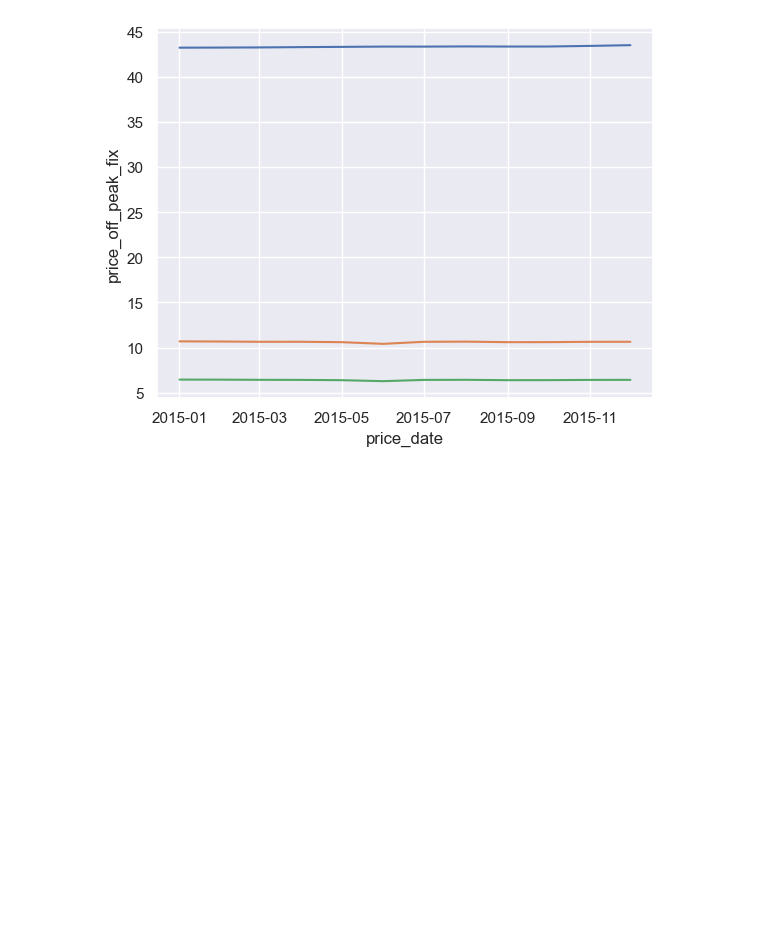
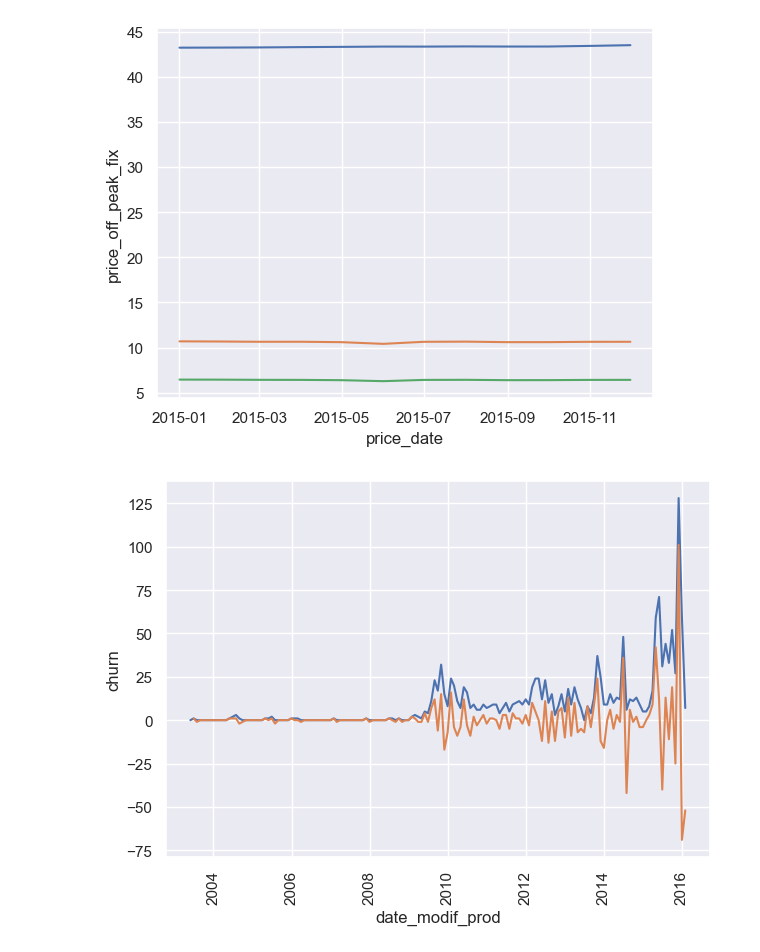
Before and after one commit to RushanerM/Job-Simulation, a Jupyter notebook: Powerco_eda.ipynb, the cells around one changed output. Drawn from its saved outputs; the diff is of its cells as text; code cells hidden in the pictures; blank space fills up the shorter version.

```diff
--- a/Powerco_eda.ipynb
+++ b/Powerco_eda.ipynb
@@ -340,3 +323,27 @@ f= sns.lineplot(
 plt.show()
 # %% [output]
 [figure]
+# %%
+# Churned client trend
+churned_client= client.resample("ME", on= 'date_modif_prod',  ) ['churn'].sum().reset_index( )
+churned_client['churn_d'] = churned_client['churn'].diff()
+# Plot the end date of the churned clients
+chuc= sns.lineplot(
+    x= 'date_modif_prod',
+    y= 'churn',
+    data= churned_client
+)
+
+chuc= sns.lineplot(
+    x= 'date_modif_prod',
+    y= 'churn_d',
+    data= churned_client
+)
+
+chuc.tick_params(axis= 'x',
+                 labelrotation= 90)
+plt.tight_layout()
+
+plt.show()
+# %% [output]
+[figure, new version]
```
Also changed, not shown: parts of 5 cells of this notebook.
